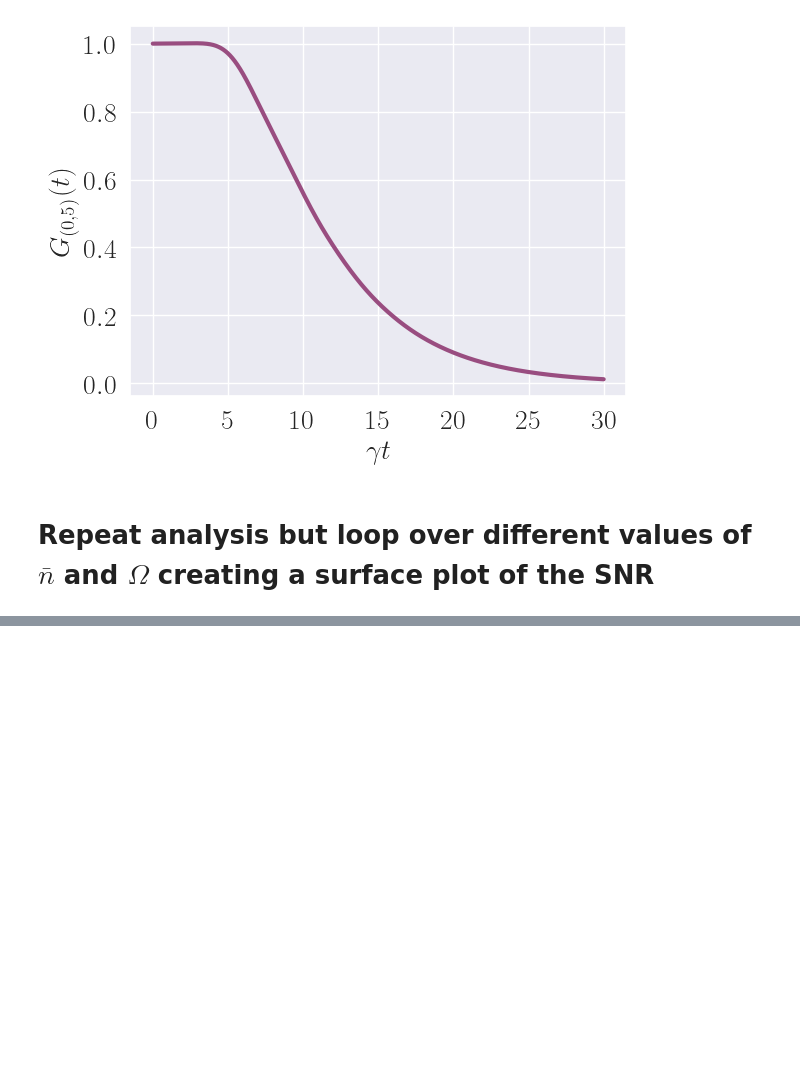
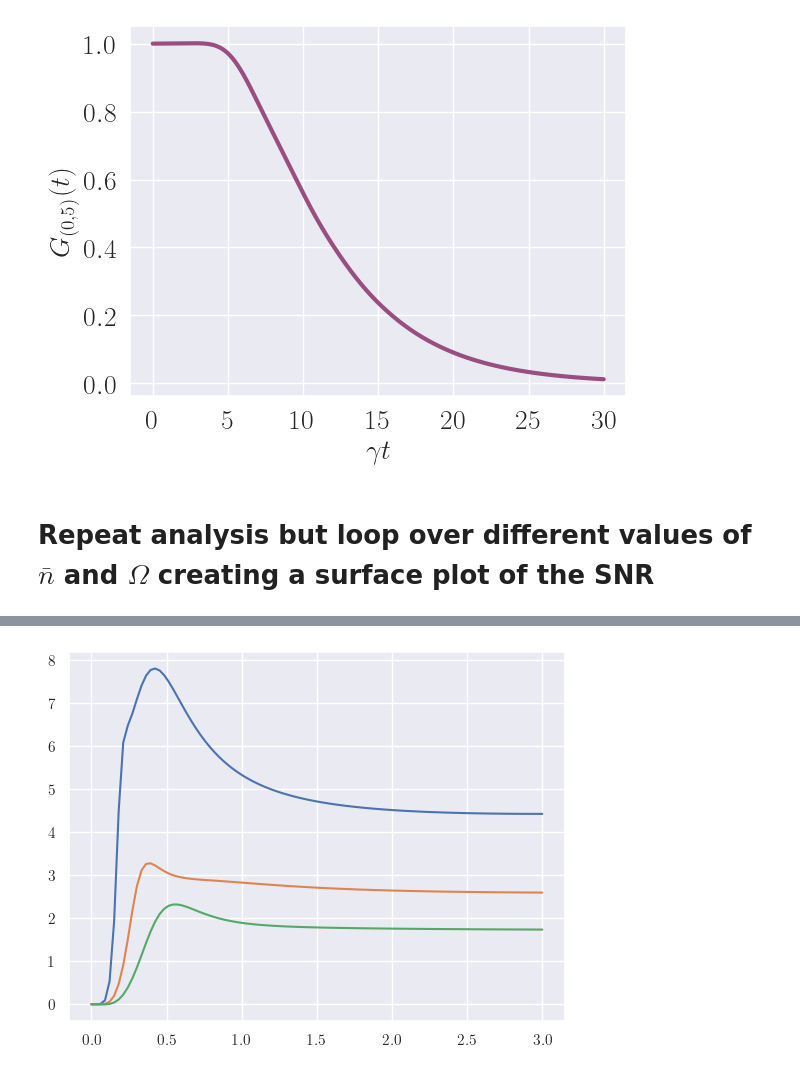
Before and after one commit to mikeal888/First_Passage_Times, a Jupyter notebook: Garrahan_example.ipynb, the cells around one changed output, grey strips where cells are left out. Drawn from its saved outputs; the diff is of its cells as text; code cells hidden in the pictures; blank space fills up the shorter version.

```diff
--- a/Garrahan_example.ipynb
+++ b/Garrahan_example.ipynb
@@ -412,3 +459,8 @@ fig.savefig('Figures/inequality2.png', bbox_inches='tight', dpi=200)
+# %%
+plt.plot(Omegas, SNR_vals.T)
+plt.show()
+# %% [output]
+[figure, added]
 # %%
 fig = plt.figure(figsize=(10, 4))
 gs = fig.add_gridspec(2, 2)
```
Also changed, not shown: parts of 8 cells of this notebook, 1 other file.
